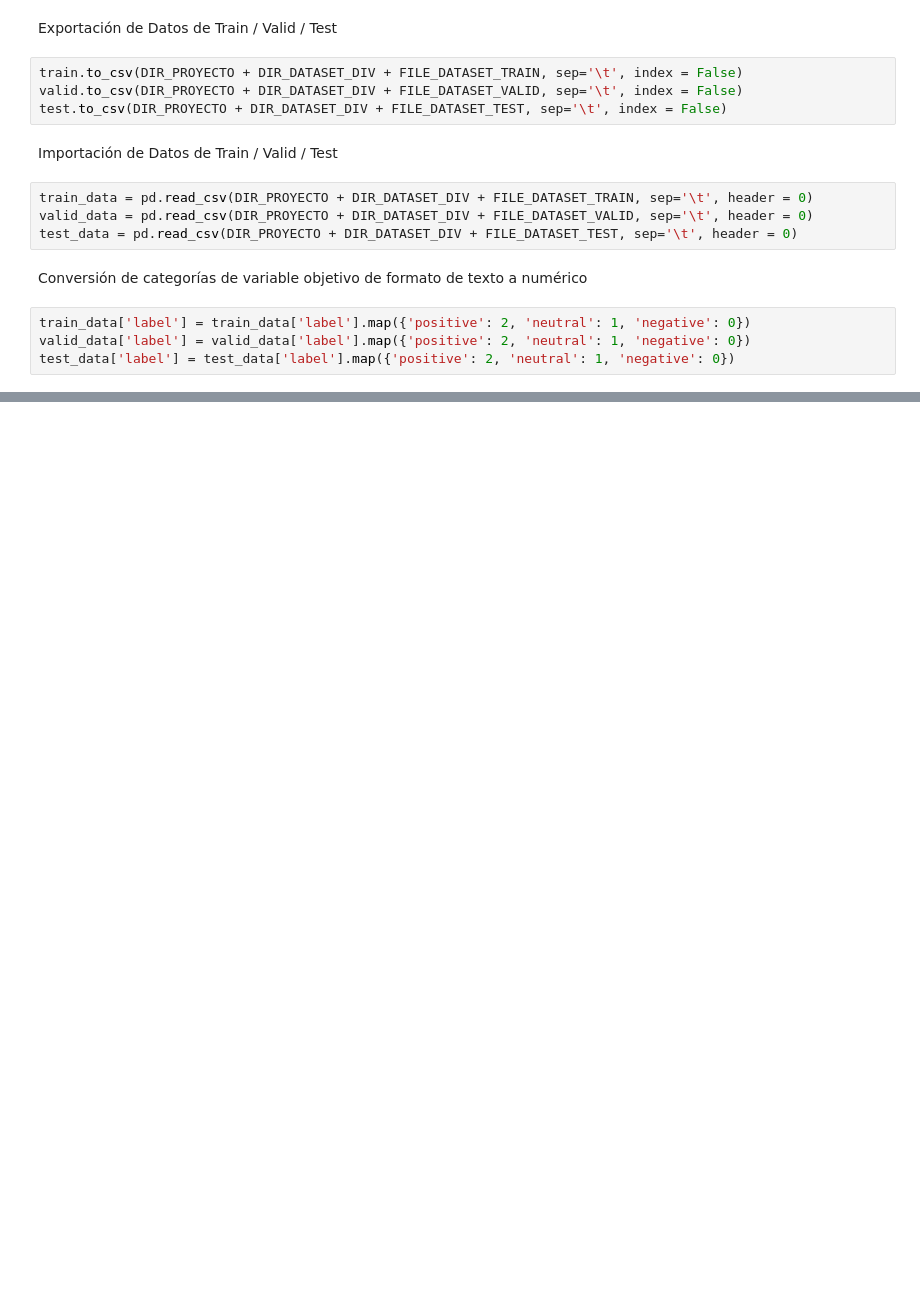
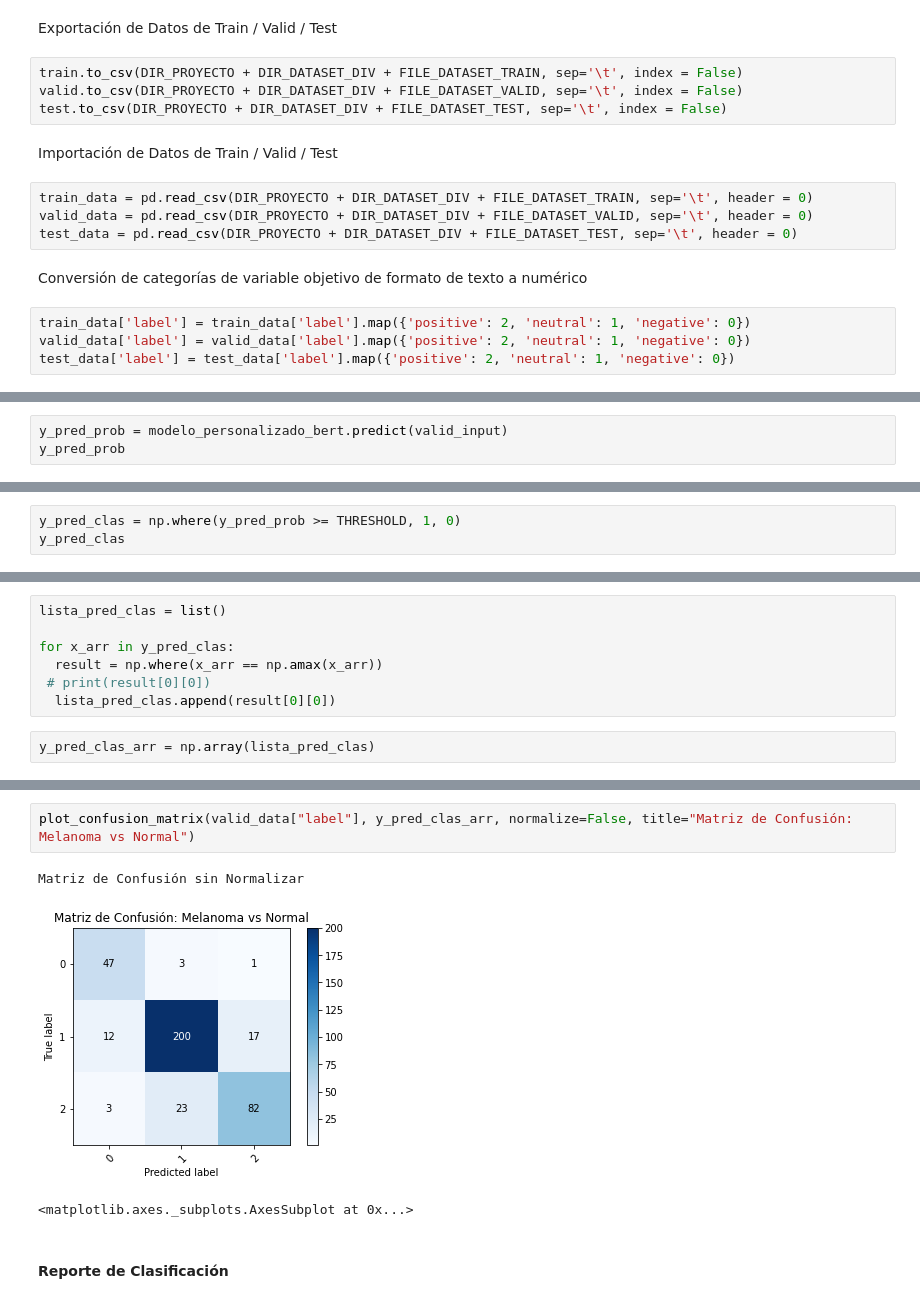
Before and after one commit to nelsimelgarejo/Analisis-de-Sentimiento, a Jupyter notebook: ProyDL_AnalisisSentimiento.ipynb, the cells around one changed output, grey strips where cells are left out. Cells and saved outputs as stored; diff of their text form; blank space fills up the shorter version.

```diff
--- a/ProyDL_AnalisisSentimiento.ipynb
+++ b/ProyDL_AnalisisSentimiento.ipynb
@@ -392,0 +972,3 @@ test_data['label'] = test_data['label'].map({'positive': 2, 'neutral': 1, 'negat
+# %%
+y_pred_prob = modelo_personalizado_bert.predict(valid_input)
+y_pred_prob
@@ -392,0 +985,3 @@ test_data['label'] = test_data['label'].map({'positive': 2, 'neutral': 1, 'negat
+# %%
+y_pred_clas = np.where(y_pred_prob >= THRESHOLD, 1, 0)
+y_pred_clas
@@ -392,0 +996,9 @@ test_data['label'] = test_data['label'].map({'positive': 2, 'neutral': 1, 'negat
+# %%
+lista_pred_clas = list()
+
+for x_arr in y_pred_clas:
+  result = np.where(x_arr == np.amax(x_arr))
+ # print(result[0][0])
+  lista_pred_clas.append(result[0][0])
+# %%
+y_pred_clas_arr = np.array(lista_pred_clas)
@@ -392,0 +1062,8 @@ test_data['label'] = test_data['label'].map({'positive': 2, 'neutral': 1, 'negat
+# %%
+plot_confusion_matrix(valid_data["label"], y_pred_clas_arr, normalize=False, title="Matriz de Confusión: Melanoma vs Normal")
+# %% [output]
+Matriz de Confusión sin Normalizar
+[figure, added]
+<matplotlib.axes._subplots.AxesSubplot at 0x...>
+# %% [markdown]
+#### Reporte de Clasificación
```
Also changed, not shown: parts of 83 cells of this notebook.
